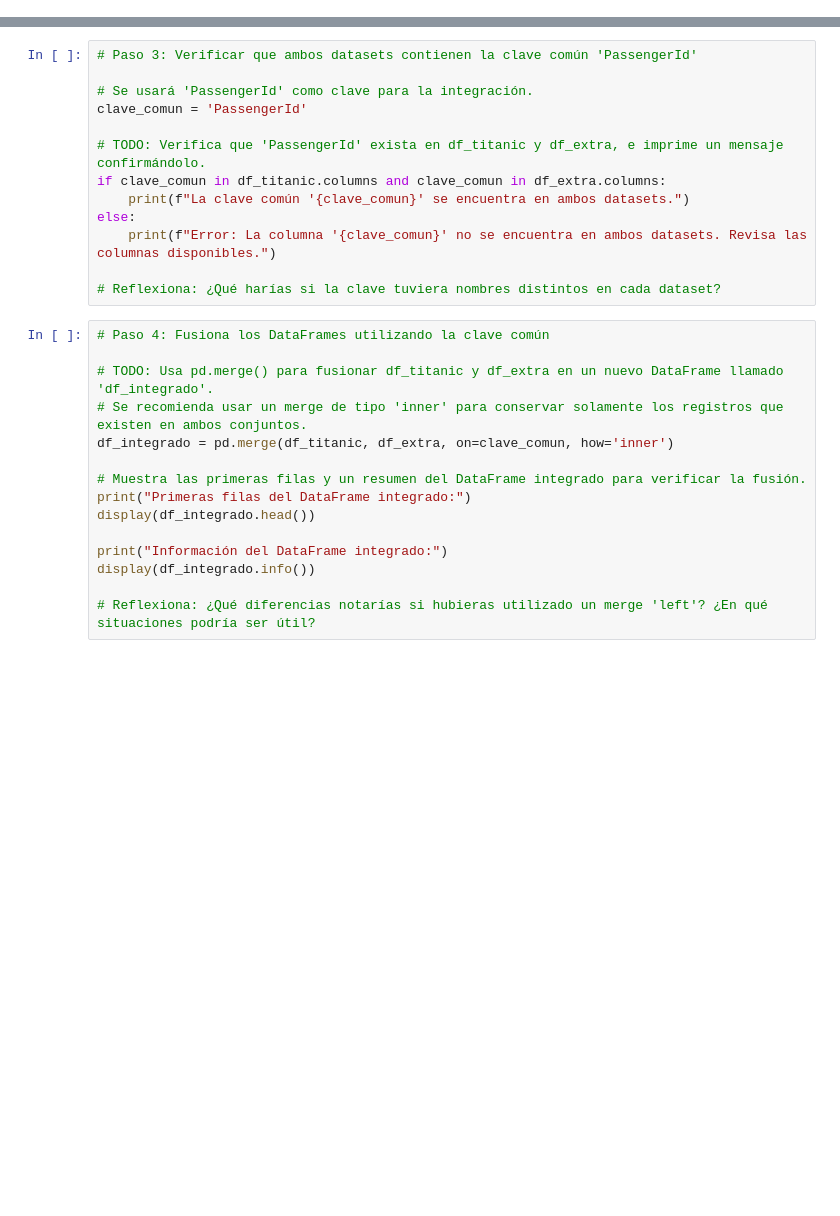
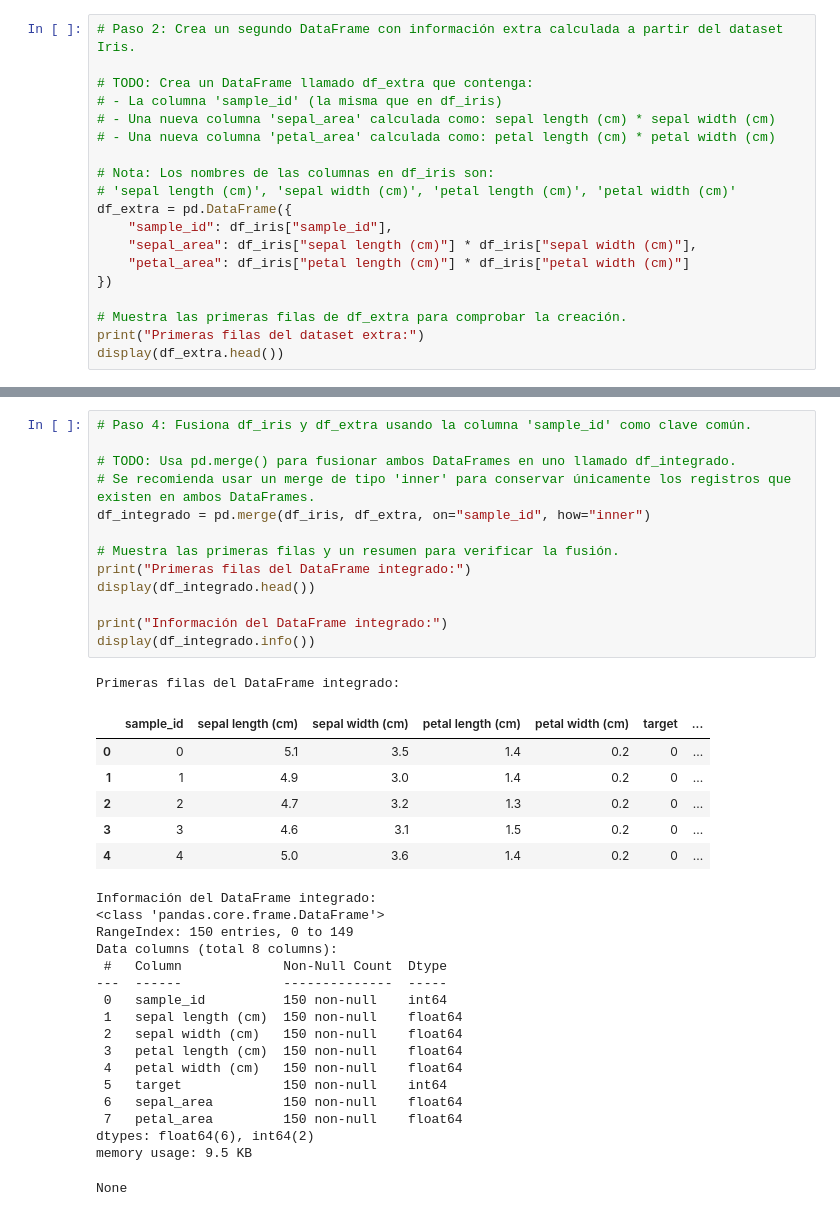
Before and after one commit to dtoralg/IE_Calidad_ML, a Jupyter notebook: Ejercicios/Modulo 2/Modulo_2_Ejercicio_3_Resuelto.ipynb, the cells around one changed output, grey strips where cells are left out. Saved outputs shown, nothing was run; the diff lists cells and outputs as text; blank space fills up the shorter version.

```diff
--- a/Ejercicios/Modulo 2/Modulo_2_Ejercicio_3_Resuelto.ipynb
+++ b/Ejercicios/Modulo 2/Modulo_2_Ejercicio_3_Resuelto.ipynb
@@ -53,0 +75,19 @@ display(df_extra.head())
+# %%
+# Paso 2: Crea un segundo DataFrame con información extra calculada a partir del dataset Iris.
+
+# TODO: Crea un DataFrame llamado df_extra que contenga:
+# - La columna 'sample_id' (la misma que en df_iris)
+# - Una nueva columna 'sepal_area' calculada como: sepal length (cm) * sepal width (cm)
+# - Una nueva columna 'petal_area' calculada como: petal length (cm) * petal width (cm)
+
+# Nota: Los nombres de las columnas en df_iris son:
+# 'sepal length (cm)', 'sepal width (cm)', 'petal length (cm)', 'petal width (cm)'
+df_extra = pd.DataFrame({
+    "sample_id": df_iris["sample_id"],
+    "sepal_area": df_iris["sepal length (cm)"] * df_iris["sepal width (cm)"],
+    "petal_area": df_iris["petal length (cm)"] * df_iris["petal width (cm)"]
+})
+
+# Muestra las primeras filas de df_extra para comprobar la creación.
+print("Primeras filas del dataset extra:")
+display(df_extra.head())
@@ -70,29 +127,39 @@ display(df_extra.info())
-# %%
-# Paso 3: Verificar que ambos datasets contienen la clave común 'PassengerId'
-
-# Se usará 'PassengerId' como clave para la integración.
-clave_comun = 'PassengerId'
-
-# TODO: Verifica que 'PassengerId' exista en df_titanic y df_extra, e imprime un mensaje confirmándolo.
-if clave_comun in df_titanic.columns and clave_comun in df_extra.columns:
-    print(f"La clave común '{clave_comun}' se encuentra en ambos datasets.")
-else:
-    print(f"Error: La columna '{clave_comun}' no se encuentra en ambos datasets. Revisa las columnas disponibles.")
-
-# Reflexiona: ¿Qué harías si la clave tuviera nombres distintos en cada dataset?
 # %%
-# Paso 4: Fusiona los DataFrames utilizando la clave común
+# Paso 4: Fusiona df_iris y df_extra usando la columna 'sample_id' como clave común.
 
-# TODO: Usa pd.merge() para fusionar df_titanic y df_extra en un nuevo DataFrame llamado 'df_integrado'.
-# Se recomienda usar un merge de tipo 'inner' para conservar solamente los registros que existen en ambos conjuntos.
-df_integrado = pd.merge(df_titanic, df_extra, on=clave_comun, how='inner')
+# TODO: Usa pd.merge() para fusionar ambos DataFrames en uno llamado df_integrado.
+# Se recomienda usar un merge de tipo 'inner' para conservar únicamente los registros que existen en ambos DataFrames.
+df_integrado = pd.merge(df_iris, df_extra, on="sample_id", how="inner")
 
-# Muestra las primeras filas y un resumen del DataFrame integrado para verificar la fusión.
+# Muestra las primeras filas y un resumen para verificar la fusión.
 print("Primeras filas del DataFrame integrado:")
 display(df_integrado.head())
 
 print("Información del DataFrame integrado:")
 display(df_integrado.info())
-
-# Reflexiona: ¿Qué diferencias notarías si hubieras utilizado un merge 'left'? ¿En qué situaciones podría ser útil?
+# %% [output]
+Primeras filas del DataFrame integrado:
+|  | sample_id | sepal length (cm) | sepal width (cm) | petal length (cm) | petal width (cm) | target | ... |
+| 0 | 0 | 5.1 | 3.5 | 1.4 | 0.2 | 0 | ... |
+| 1 | 1 | 4.9 | 3.0 | 1.4 | 0.2 | 0 | ... |
+| 2 | 2 | 4.7 | 3.2 | 1.3 | 0.2 | 0 | ... |
+| 3 | 3 | 4.6 | 3.1 | 1.5 | 0.2 | 0 | ... |
+| 4 | 4 | 5.0 | 3.6 | 1.4 | 0.2 | 0 | ... |
+Información del DataFrame integrado:
+<class 'pandas.core.frame.DataFrame'>
+RangeIndex: 150 entries, 0 to 149
+Data columns (total 8 columns):
+ #   Column             Non-Null Count  Dtype
+---  ------             --------------  -----
+ 0   sample_id          150 non-null    int64
+ 1   sepal length (cm)  150 non-null    float64
+ 2   sepal width (cm)   150 non-null    float64
+ 3   petal length (cm)  150 non-null    float64
+ 4   petal width (cm)   150 non-null    float64
+ 5   target             150 non-null    int64
+ 6   sepal_area         150 non-null    float64
+ 7   petal_area         150 non-null    float64
+dtypes: float64(6), int64(2)
+memory usage: 9.5 KB
+None
 # %%
```
Also changed, not shown: parts of 9 cells of this notebook.
